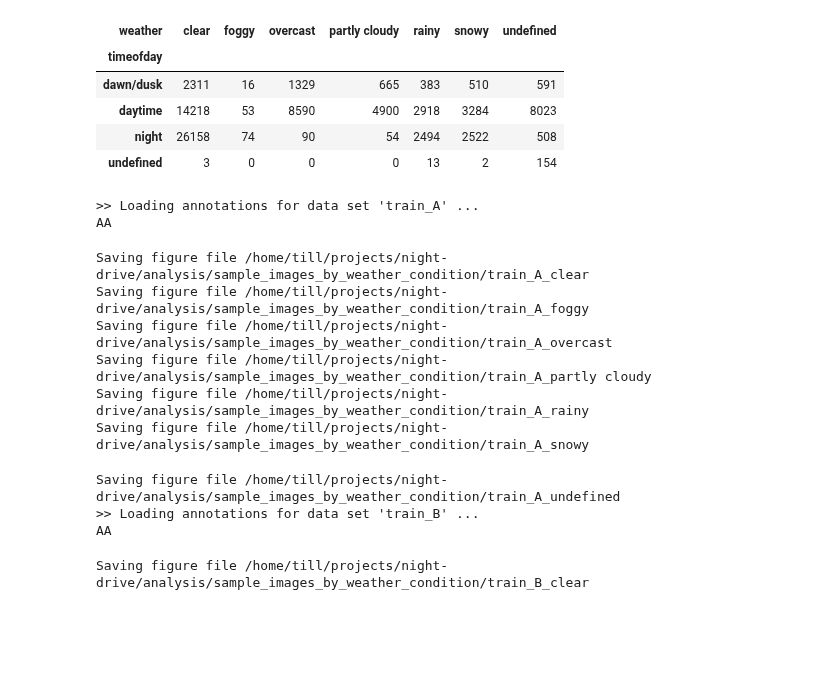
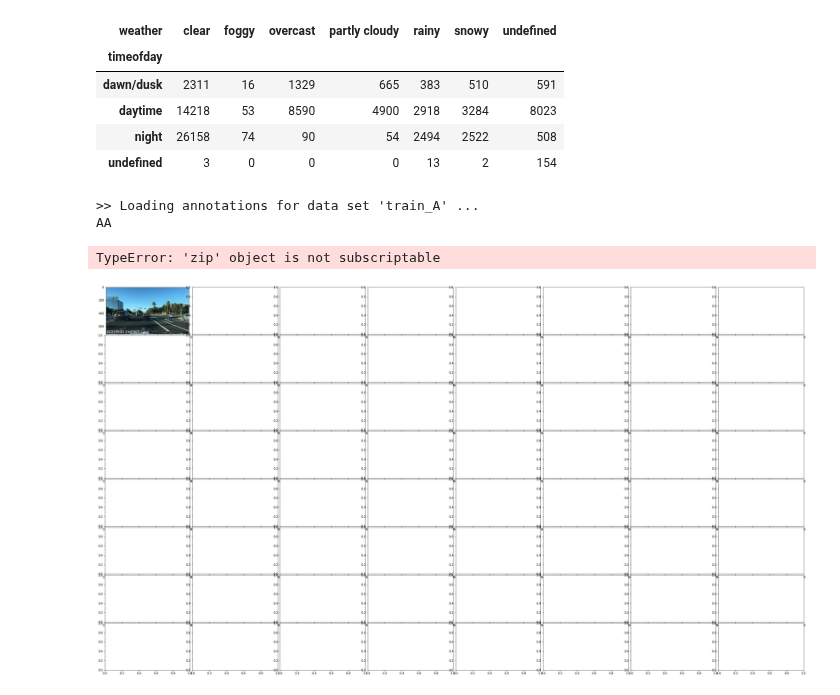
Before and after one commit to tillvolkmann/night-drive, a Jupyter notebook: analysis/print_sample_images_by_weather.ipynb, the cells around one changed output. Cells and saved outputs as stored; diff of their text form; code cells hidden in the pictures; blank space fills up the shorter version.

```diff
--- a/analysis/print_sample_images_by_weather.ipynb
+++ b/analysis/print_sample_images_by_weather.ipynb
@@ -44,25 +44,22 @@ orig.get_crosstab_timeofdayxweather()
 # %%
 n_img_sample = 64
 # for each data split
 for split in list_splits:  # split / data partition to analyze
     # load data
     cur = EvalDataset(root_dir, database=split)
     cur.data = cur.data.drop(columns = ["labels"]).reset_index(drop = True)
     for weather in list_weather:  # split / data partition to analyze
         samp = cur.data.sample(n_img_sample,axis=0)
         image_list = samp.name.tolist()
         weather_list = samp.weather.tolist()
-        utils.eval_utils.plot_imagegrid(image_list, save_name=save_path+split+"_"+weather, fig_title=os.path.basename(split+"_"+weather), lab)
+        tod_list = samp.timeofday.tolist()
+        plot_imagegrid(image_list, \
+                    save_name=save_path+split+"_"+weather, \
+                    fig_title=os.path.basename(split+"_"+weather), \
+                    show_name=True, \
+                    labels=zip(weather_list, tod_list))
 # %% [output]
 >> Loading annotations for data set 'train_A' ...
 AA
-Saving figure file /home/till/projects/night-drive/analysis/sample_images_by_weather_condition/train_A_clear
-Saving figure file /home/till/projects/night-drive/analysis/sample_images_by_weather_condition/train_A_foggy
-Saving figure file /home/till/projects/night-drive/analysis/sample_images_by_weather_condition/train_A_overcast
-Saving figure file /home/till/projects/night-drive/analysis/sample_images_by_weather_condition/train_A_partly cloudy
-Saving figure file /home/till/projects/night-drive/analysis/sample_images_by_weather_condition/train_A_rainy
-Saving figure file /home/till/projects/night-drive/analysis/sample_images_by_weather_condition/train_A_snowy
+TypeError: 'zip' object is not subscriptable
-Saving figure file /home/till/projects/night-drive/analysis/sample_images_by_weather_condition/train_A_undefined
->> Loading annotations for data set 'train_B' ...
-AA
-Saving figure file /home/till/projects/night-drive/analysis/sample_images_by_weather_condition/train_B_clear
+[figure, added]
```
Also changed, not shown: parts of 1 cell of this notebook, 20 other files.
